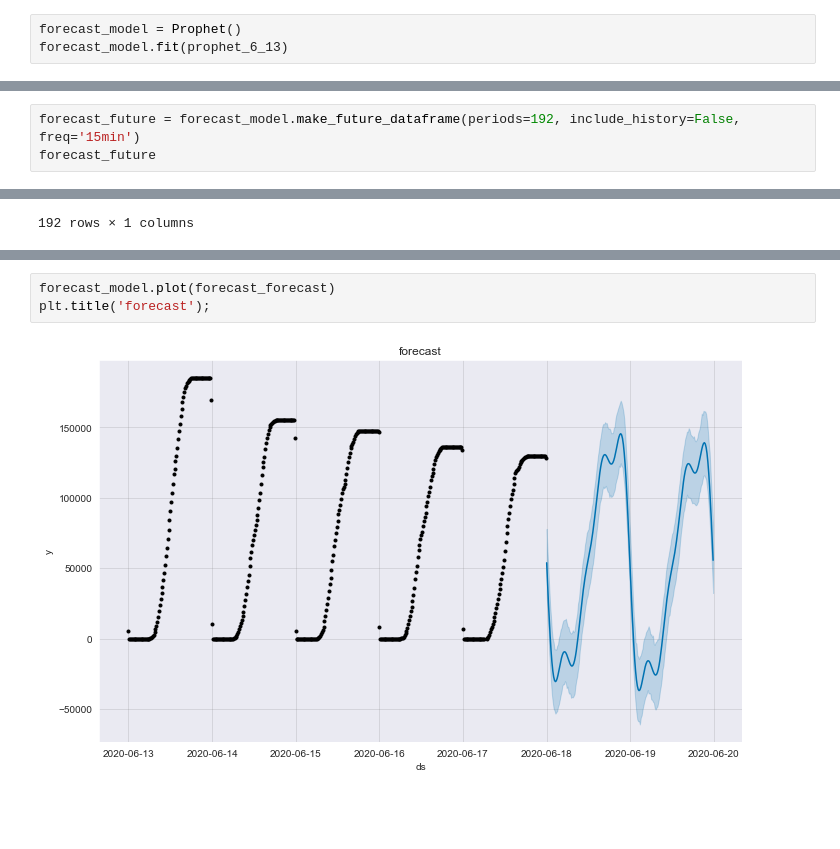
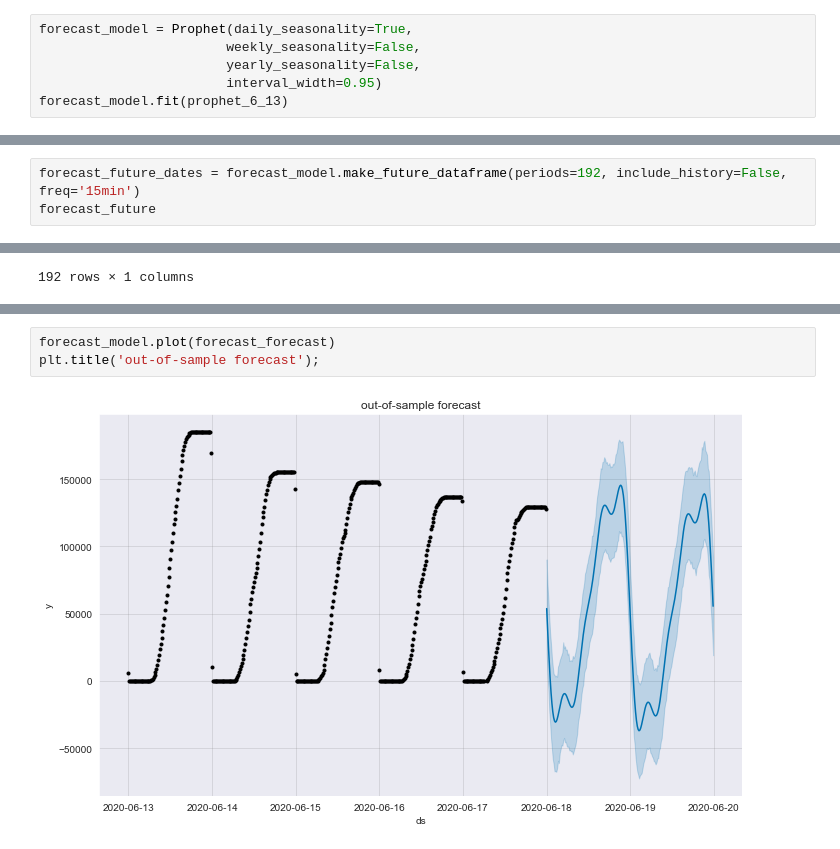
Before and after one commit to Ozxahmed/flatiron_capstone, a Jupyter notebook: notebooks/exploratory/oz_05_prophet_fsm.ipynb, the cells around one changed output, grey strips where cells are left out. Cells and saved outputs as stored; diff of their text form; blank space fills up the shorter version.

```diff
--- a/notebooks/exploratory/oz_05_prophet_fsm.ipynb
+++ b/notebooks/exploratory/oz_05_prophet_fsm.ipynb
@@ -320,6 +277,9 @@ prophet_6_13
 | 477 | 2020-06-17 23:45:00 | 127962.767857 |
 478 rows × 2 columns
 # %%
-forecast_model = Prophet()
+forecast_model = Prophet(daily_seasonality=True,
+                        weekly_seasonality=False,
+                        yearly_seasonality=False,
+                        interval_width=0.95)
 forecast_model.fit(prophet_6_13)
 # %% [output]
@@ -348,5 +287,5 @@ forecast_future_dates
 # %%
-forecast_future = forecast_model.make_future_dataframe(periods=192, include_history=False, freq='15min')
+forecast_future_dates = forecast_model.make_future_dataframe(periods=192, include_history=False, freq='15min')
 forecast_future
 # %% [output]
 |  | ds |
@@ -381,6 +320,6 @@ forecast_forecast
 192 rows × 16 columns
 # %%
 forecast_model.plot(forecast_forecast)
-plt.title('forecast');
+plt.title('out-of-sample forecast');
 # %% [output]
-[figure, old version]
+[figure, new version]
```
Also changed, not shown: parts of 16 cells of this notebook.
